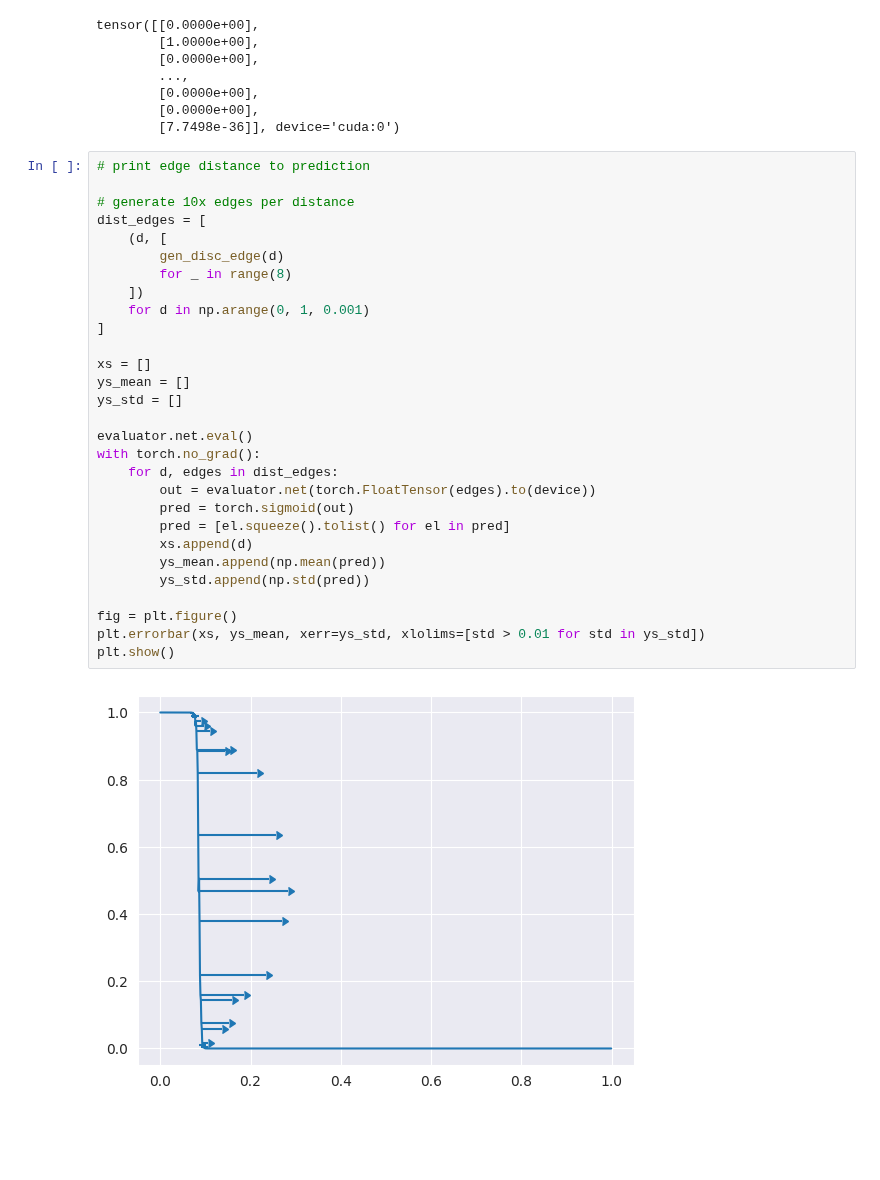
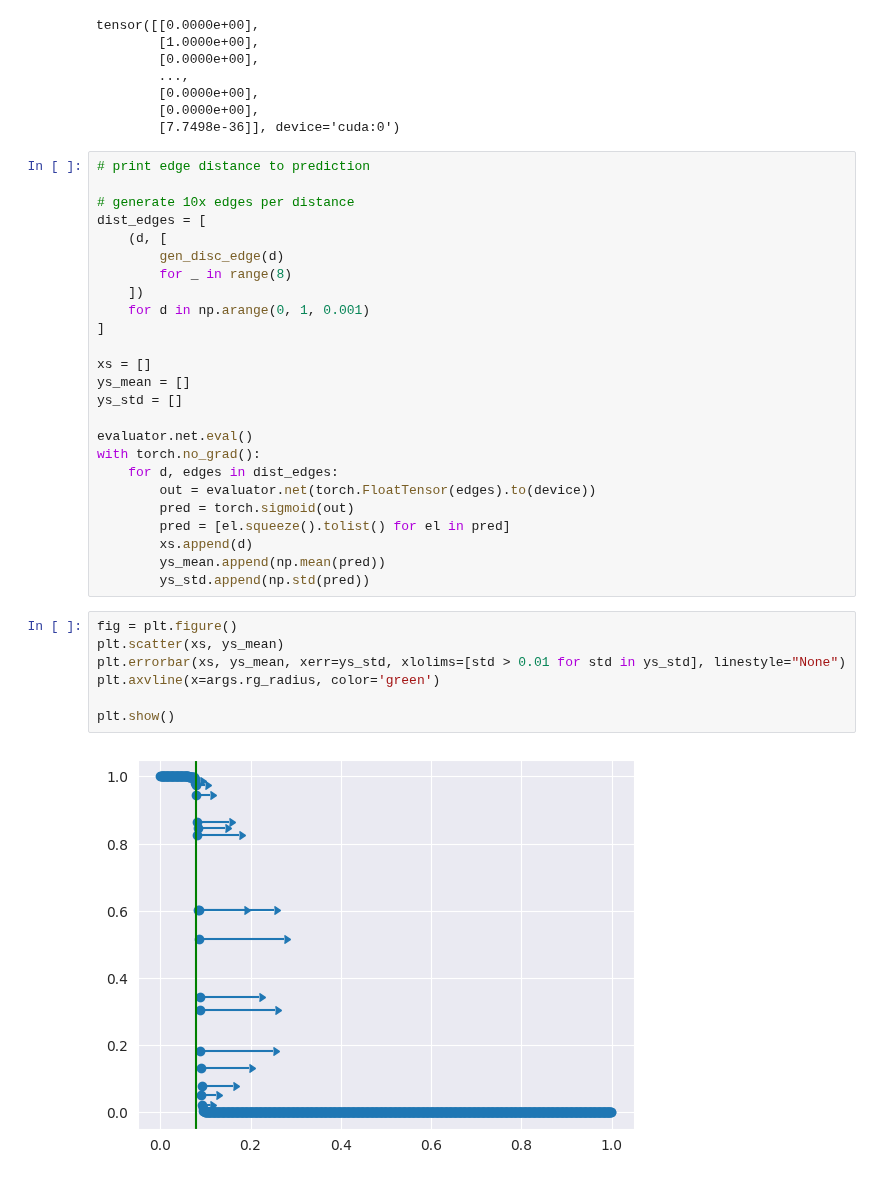
Before and after one commit to HydrofinLoewenherz/embedding-eval-framework, a Jupyter notebook: notebooks/main.ipynb, the cells around one changed output. Drawn from its saved outputs; the diff is of its cells as text; blank space fills up the shorter version.

Commit message:
improve graph for dist to pred

```diff
--- a/notebooks/main.ipynb
+++ b/notebooks/main.ipynb
@@ -343,9 +343,12 @@ with torch.no_grad():
         xs.append(d)
         ys_mean.append(np.mean(pred))
         ys_std.append(np.std(pred))
-
-fig = plt.figure()
-plt.errorbar(xs, ys_mean, xerr=ys_std, xlolims=[std > 0.01 for std in ys_std])
-plt.show()
-# %% [output]
-[figure, removed]
+# %%
+fig = plt.figure()
+plt.scatter(xs, ys_mean)
+plt.errorbar(xs, ys_mean, xerr=ys_std, xlolims=[std > 0.01 for std in ys_std], linestyle="None")
+plt.axvline(x=args.rg_radius, color='green')
+
+plt.show()
+# %% [output]
+[figure, added]
```
Also changed, not shown: parts of 1 cell of this notebook.
